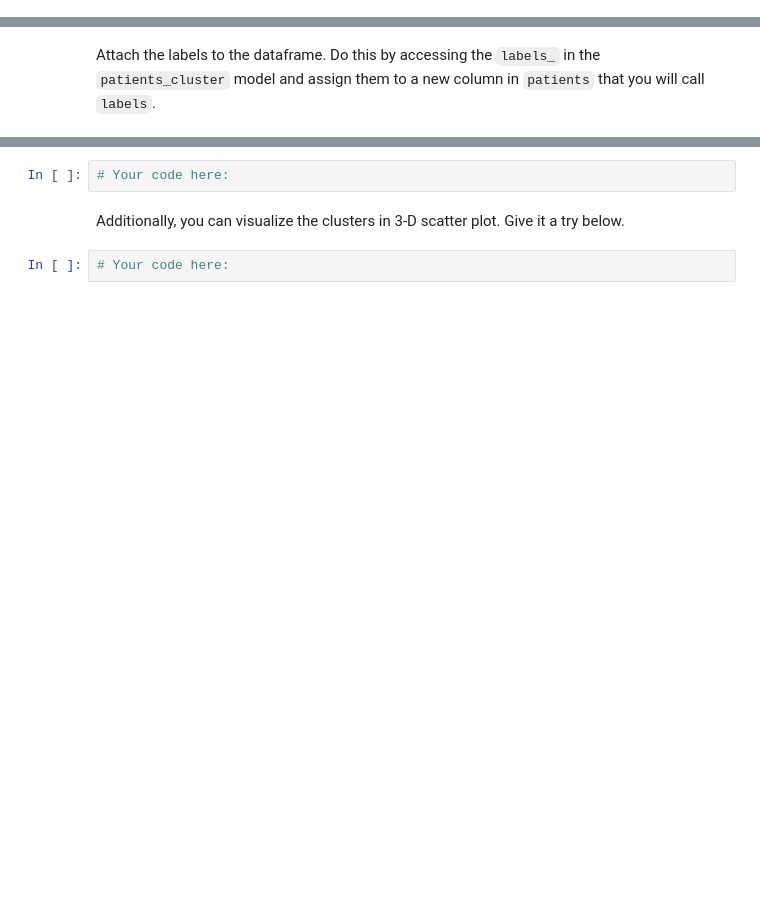
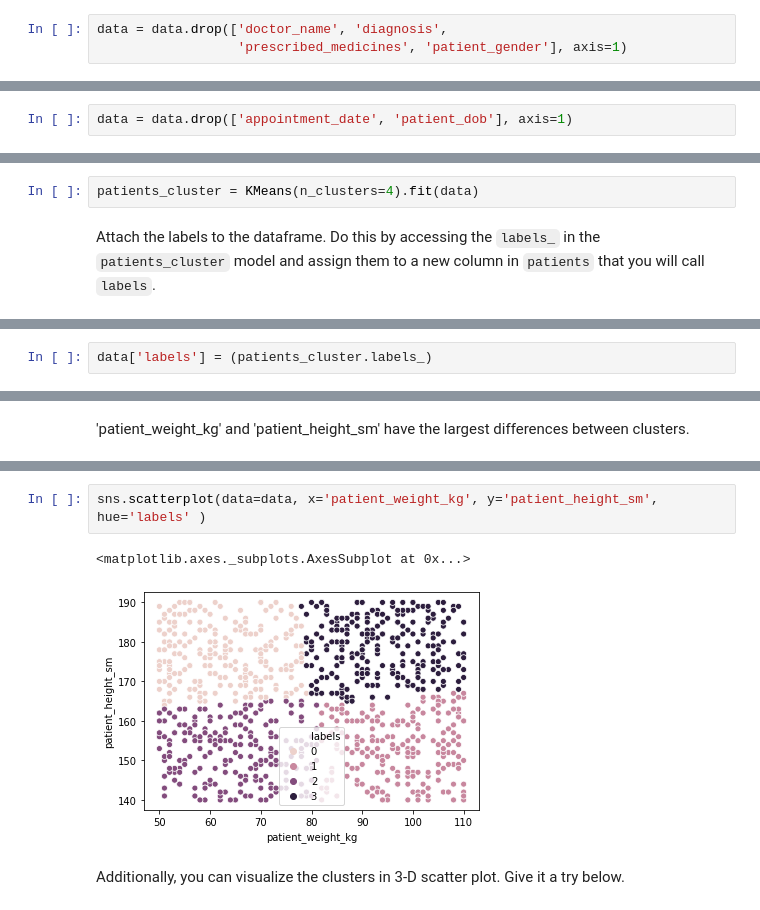
Before and after one commit to ta-datapt-bcn/lab-unsupervised-learning-and-sklearn, a Jupyter notebook: your-code/main.ipynb, the cells around one changed output, grey strips where cells are left out. Saved outputs shown, nothing was run; the diff lists cells and outputs as text; blank space fills up the shorter version.

```diff
--- a/your-code/main.ipynb
+++ b/your-code/main.ipynb
@@ -170,2 +349,5 @@ In the next cells, do the following:
+# %%
+data = data.drop(['doctor_name', 'diagnosis',
+                  'prescribed_medicines', 'patient_gender'], axis=1)
 # %% [markdown]
 Let's look at the head again to ensure the re-encoding and dropping are successful:
@@ -178,3 +365,5 @@ An interesting observation is that all patients are no older than 2 years. Howev
+# %%
+data = data.drop(['appointment_date', 'patient_dob'], axis=1)
 # %% [markdown]
 #### Our data is now ready for clustering. Let's use k-means again.
 
@@ -184,2 +371,4 @@ We start by initializing and fitting a model in the cell below. Call this model
+# %%
+patients_cluster = KMeans(n_clusters=4).fit(data)
 # %% [markdown]
 Attach the labels to the dataframe. Do this by accessing the `labels_` in the `patients_cluster` model and assign them to a new column in `patients` that you will call `labels`.
@@ -187,0 +375,2 @@ Attach the labels to the dataframe. Do this by accessing the `labels_` in the `p
+# %%
+data['labels'] = (patients_cluster.labels_)
@@ -198,3 +401,5 @@ Additionally, add a comment to describe which columns have the largest differenc
+# %% [markdown]
+'patient_weight_kg' and 'patient_height_sm' have the largest differences between clusters.
 # %% [markdown]
 # Bonus Challenge: Visualize K-Means Clusters
 
@@ -203,9 +408,10 @@ How did k-means cluster the data? You can obtain an intuitive view with a scatte
 If the scatter plot does not make any sense to you, it means the features you chose to visualize are not the right ones. You should be able to see 4 clear clusters with different colors in your visualization that suggests how k-means had clustered your data.
 
 ![Cluster Visualization](../images/clusters.png)
-# %%
-# Your code here:
+# %%
+sns.scatterplot(data=data, x='patient_weight_kg', y='patient_height_sm', hue='labels' )
+# %% [output]
+<matplotlib.axes._subplots.AxesSubplot at 0x...>
+[figure, added]
 # %% [markdown]
 Additionally, you can visualize the clusters in 3-D scatter plot. Give it a try below.
-# %%
-# Your code here:
```
Also changed, not shown: parts of 64 cells of this notebook.
